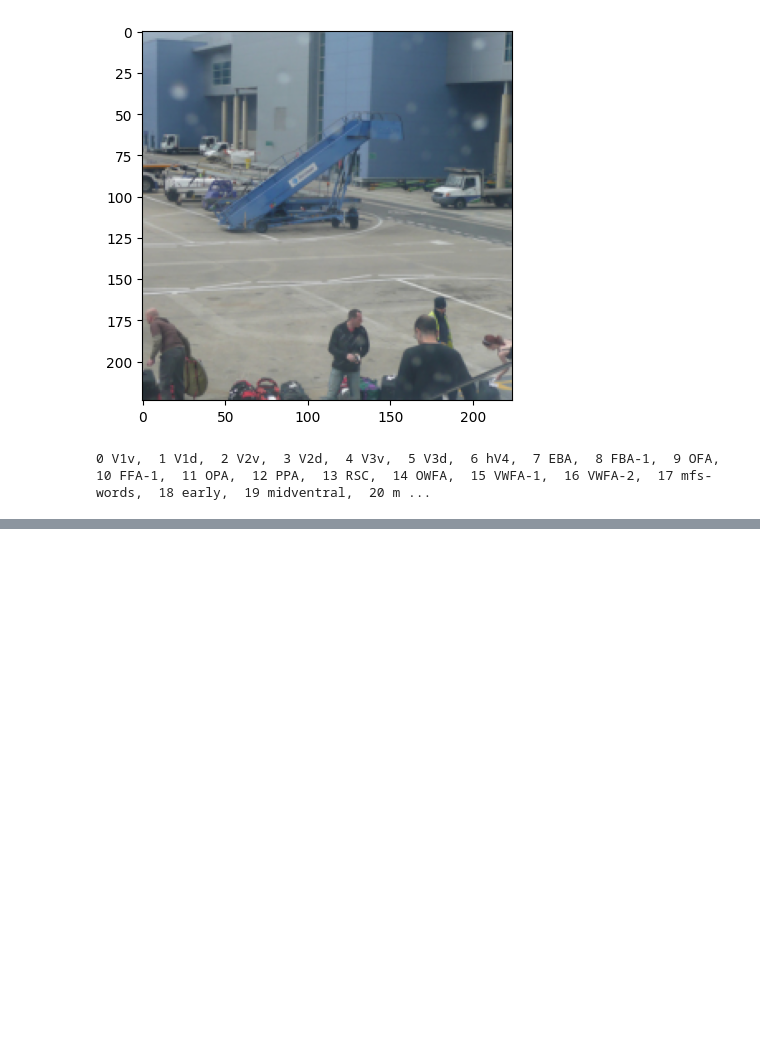
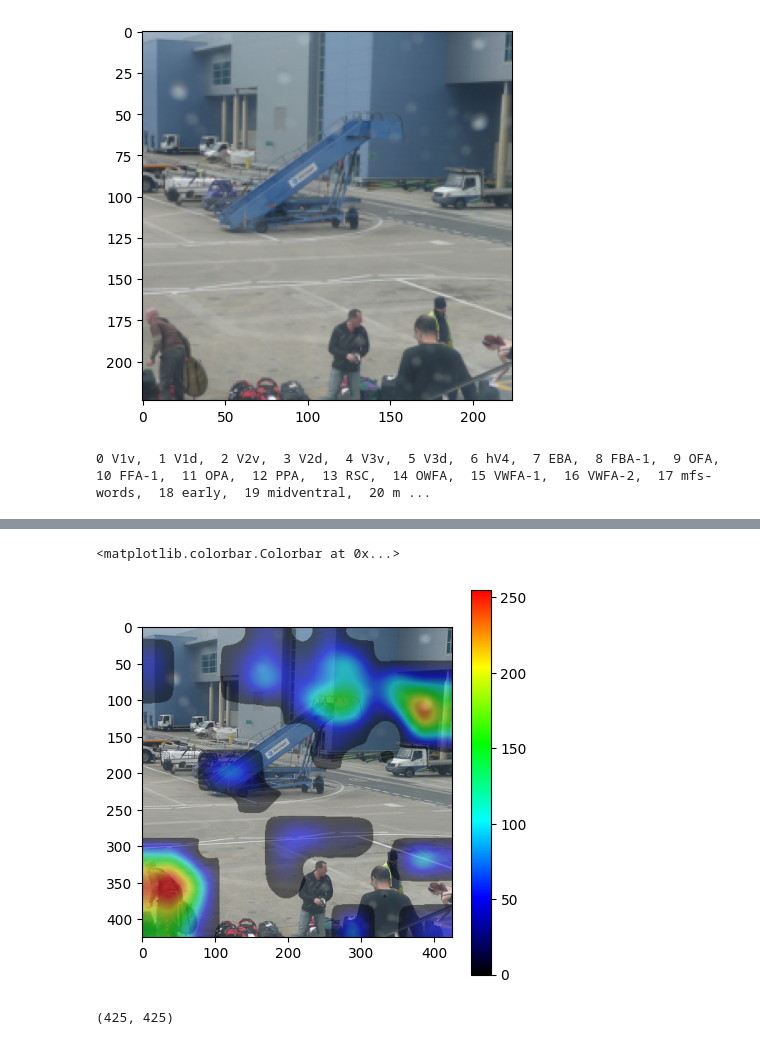
Before and after one commit to physicalfrog4/Brain-Scans-MPQ, a Jupyter notebook: gradCam/vggYoloGradCam.ipynb, the cells around one changed output, grey strips where cells are left out. Drawn from its saved outputs; the diff is of its cells as text; code cells hidden in the pictures; blank space fills up the shorter version.

```diff
--- a/gradCam/vggYoloGradCam.ipynb
+++ b/gradCam/vggYoloGradCam.ipynb
@@ -240,0 +246,4 @@ plt.imshow(superimposed_img)
+# %%
+heatmapNew[:,:,3] = 255
+# %%
+idxs= np.all(heatmapNew[:, :, :3] == [0, 0, 0], axis = -1)
@@ -240,0 +260,2 @@ plt.imshow(superimposed_img)
+# %%
+heatmapNew[idxs, 3] = 0
@@ -240,0 +282,15 @@ plt.imshow(superimposed_img)
+# %%
+fig, ax = plt.subplots(figsize=(5,5))
+heatmap_imgNoAlpha = plt.imshow(heatmapNew.squeeze(), cmap=cmap)  # Adjust alpha for heatmap transparency
+ax.imshow(cv2.cvtColor(image, cv2.COLOR_BGR2RGB))  # Replace 'gray' with the desired colormap for your original image
+
+# Display the heatmap using the custom colormap
+heatmap_img = ax.imshow(heatmapNew.squeeze(), cmap=cmap, alpha=0.5)  # Adjust alpha for heatmap transparency
+plt.colorbar(heatmap_imgNoAlpha, ax=ax)
+# %% [output]
+<matplotlib.colorbar.Colorbar at 0x...>
+[figure, added]
+# %%
+resizedHeatMap.shape
+# %% [output]
+(425, 425)
```
Also changed, not shown: parts of 5 cells of this notebook.
